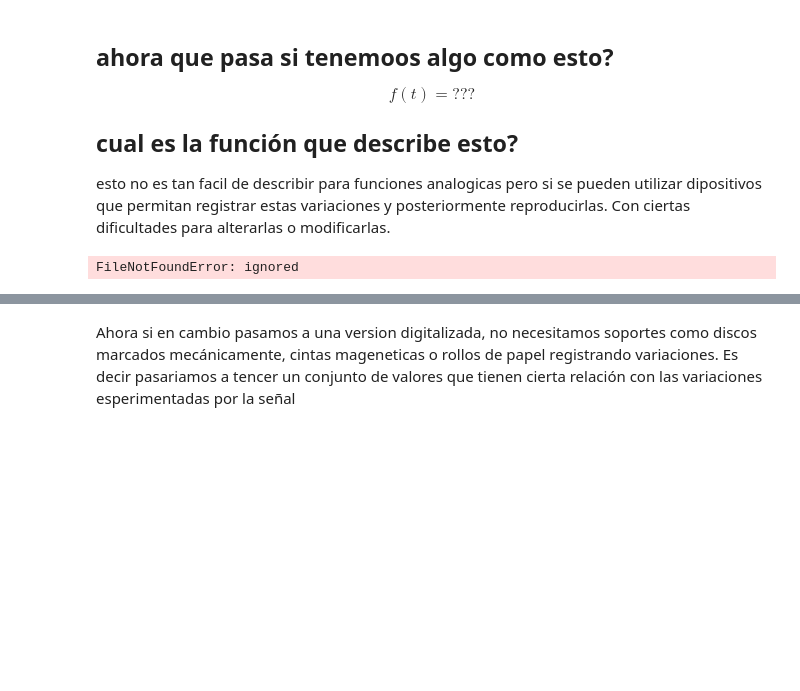
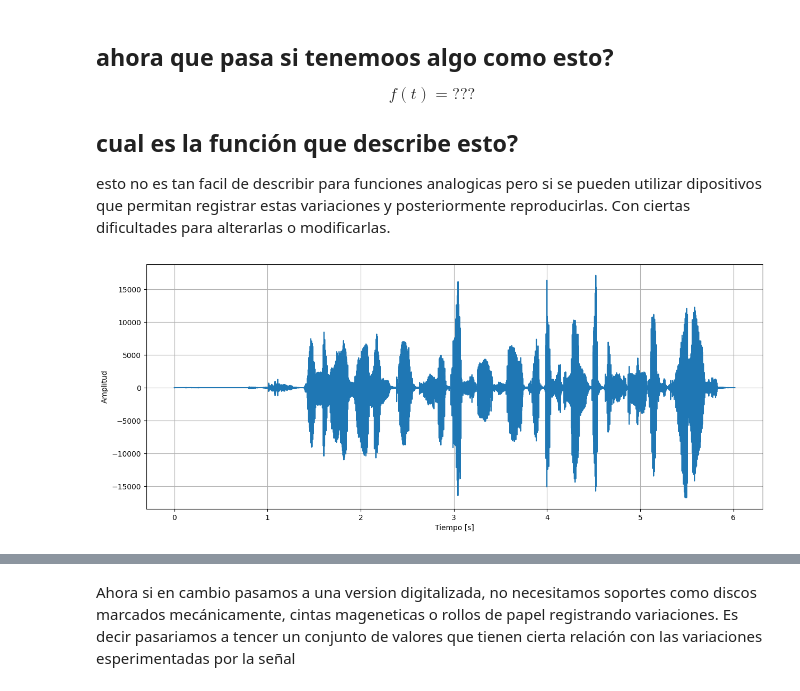
Before and after one commit to simoncellia/Curso_DSP, a Jupyter notebook: DSP_CLASE2.ipynb, the cells around one changed output, grey strips where cells are left out. Cells and saved outputs as stored; diff of their text form; code cells hidden in the pictures; blank space fills up the shorter version.

```diff
--- a/DSP_CLASE2.ipynb
+++ b/DSP_CLASE2.ipynb
@@ -61,19 +64,18 @@ esto no es tan facil de describir para funciones analogicas pero si se pueden ut
 # %%
 # @title audio
 from scipy.io.wavfile import read
 from IPython.display import Audio
-import librosa
 
-fs, x=read("/content/gdrive/MyDrive/AA_DSP_UNLZ/CLASE_2/record.wav") # carga señal de audio
+fs, x=read("/content/Curso_DSP/audio/record.wav") # carga señal de audio
 
 t=np.arange(len(x))/fs
 plt.figure(figsize=(15,6))
 plt.plot(t,x)
 plt.xlabel("Tiempo [s]")
 plt.ylabel("Amplitud")
 plt.grid()
 plt.show()
 
 Audio(x,rate=fs)
 # %% [output]
-FileNotFoundError: ignored
+[figure, added]
```
Also changed, not shown: parts of 2 cells of this notebook.
